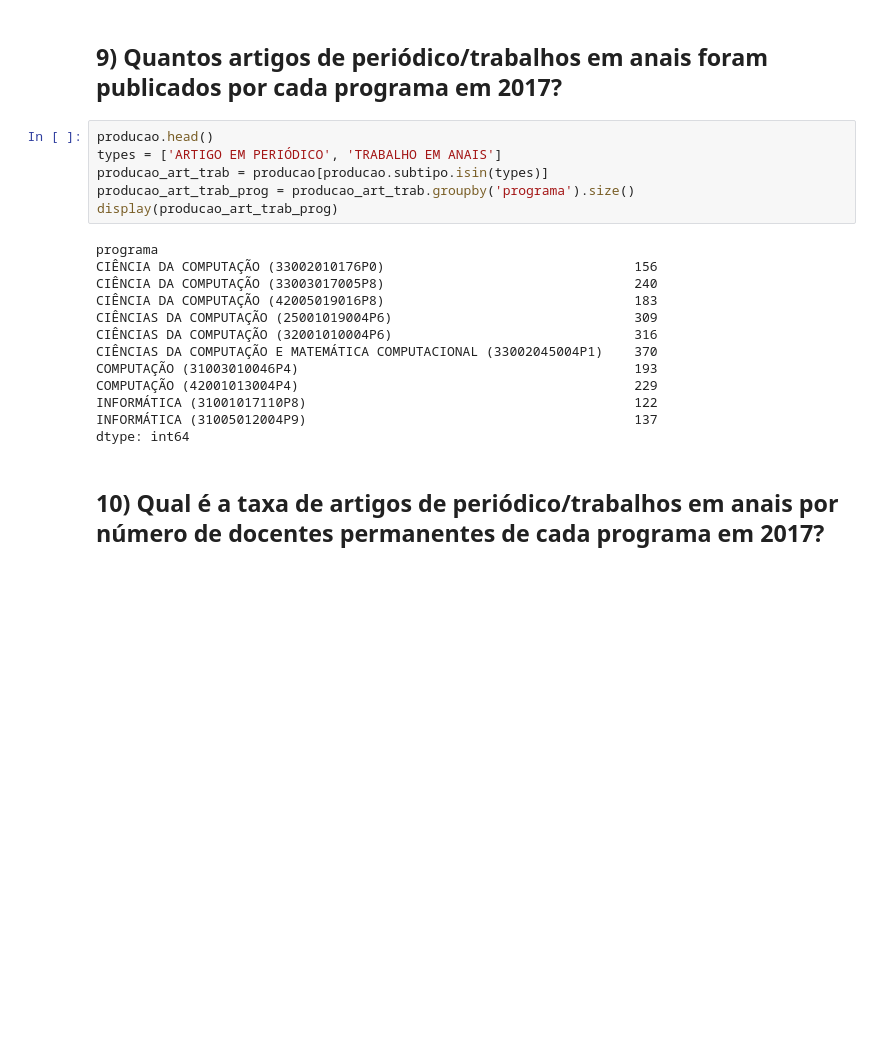
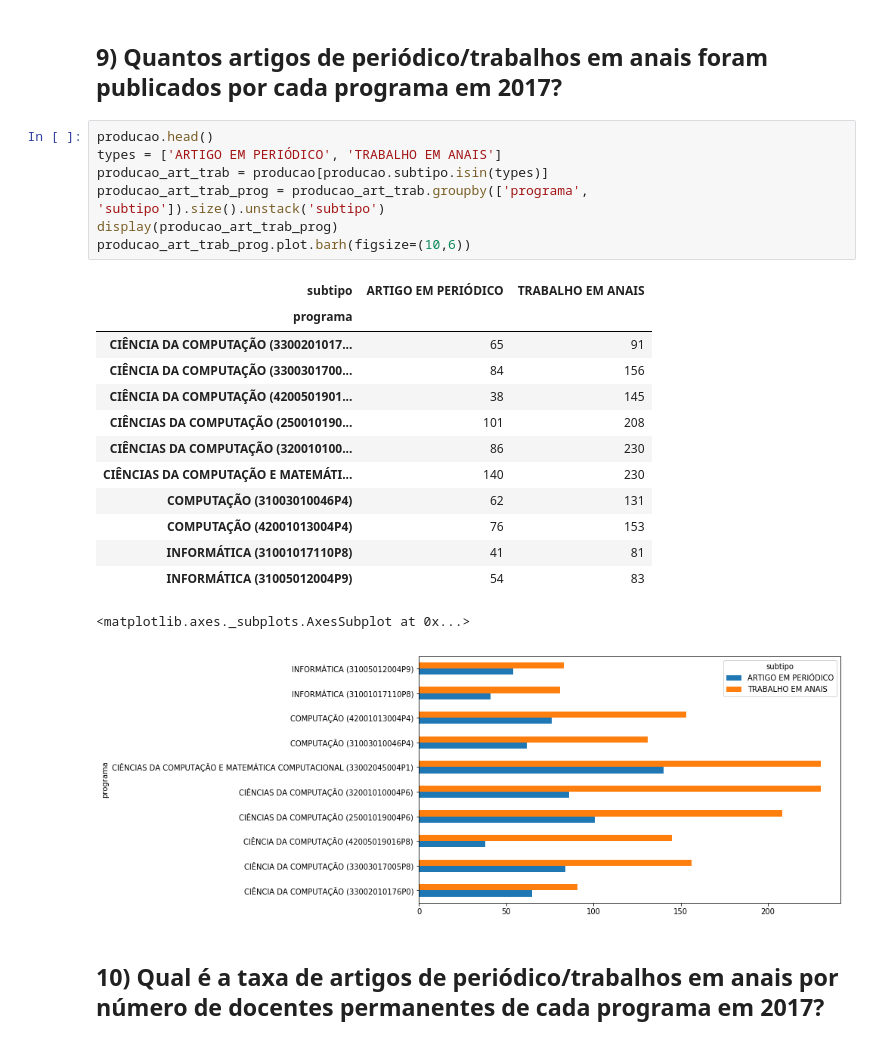
Before and after one commit to leotok/INF1032, a Jupyter notebook: T1-1.ipynb, the cells around one changed output. Saved outputs shown, nothing was run; the diff lists cells and outputs as text; blank space fills up the shorter version.

```diff
--- a/T1-1.ipynb
+++ b/T1-1.ipynb
@@ -258,22 +252,25 @@ program_non_space[4] = aux
 # %%
 producao.head()
 types = ['ARTIGO EM PERIÓDICO', 'TRABALHO EM ANAIS']
 producao_art_trab = producao[producao.subtipo.isin(types)]
-producao_art_trab_prog = producao_art_trab.groupby('programa').size()
+producao_art_trab_prog = producao_art_trab.groupby(['programa', 'subtipo']).size().unstack('subtipo')
 display(producao_art_trab_prog)
+producao_art_trab_prog.plot.barh(figsize=(10,6))
 # %% [output]
+| subtipo | ARTIGO EM PERIÓDICO | TRABALHO EM ANAIS |
+| programa |  |  |
+| CIÊNCIA DA COMPUTAÇÃO (3300201017... | 65 | 91 |
+| CIÊNCIA DA COMPUTAÇÃO (3300301700... | 84 | 156 |
+| CIÊNCIA DA COMPUTAÇÃO (4200501901... | 38 | 145 |
+| CIÊNCIAS DA COMPUTAÇÃO (250010190... | 101 | 208 |
+| CIÊNCIAS DA COMPUTAÇÃO (320010100... | 86 | 230 |
+| CIÊNCIAS DA COMPUTAÇÃO E MATEMÁTI... | 140 | 230 |
+| COMPUTAÇÃO (31003010046P4) | 62 | 131 |
+| COMPUTAÇÃO (42001013004P4) | 76 | 153 |
+| INFORMÁTICA (31001017110P8) | 41 | 81 |
+| INFORMÁTICA (31005012004P9) | 54 | 83 |
-programa
-CIÊNCIA DA COMPUTAÇÃO (33002010176P0)                                156
-CIÊNCIA DA COMPUTAÇÃO (33003017005P8)                                240
-CIÊNCIA DA COMPUTAÇÃO (42005019016P8)                                183
-CIÊNCIAS DA COMPUTAÇÃO (25001019004P6)                               309
-CIÊNCIAS DA COMPUTAÇÃO (32001010004P6)                               316
-CIÊNCIAS DA COMPUTAÇÃO E MATEMÁTICA COMPUTACIONAL (33002045004P1)    370
-COMPUTAÇÃO (31003010046P4)                                           193
-COMPUTAÇÃO (42001013004P4)                                           229
-INFORMÁTICA (31001017110P8)                                          122
-INFORMÁTICA (31005012004P9)                                          137
-dtype: int64
+<matplotlib.axes._subplots.AxesSubplot at 0x...>
+[figure, added]
 # %% [markdown]
 ## 10) Qual é a taxa de artigos de periódico/trabalhos em anais por número de docentes permanentes de cada programa em 2017?
 # %%
```
Also changed, not shown: parts of 7 cells of this notebook.
